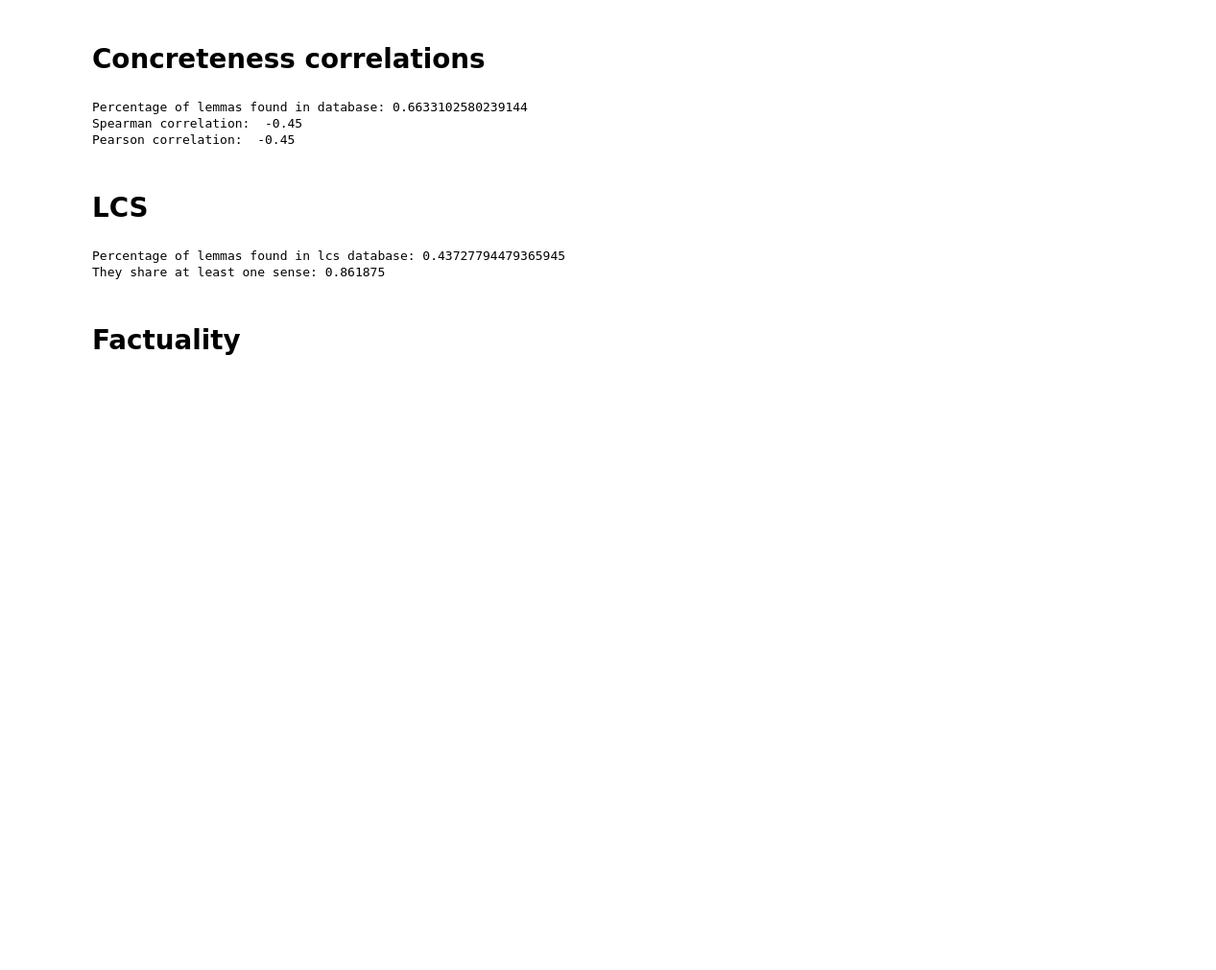
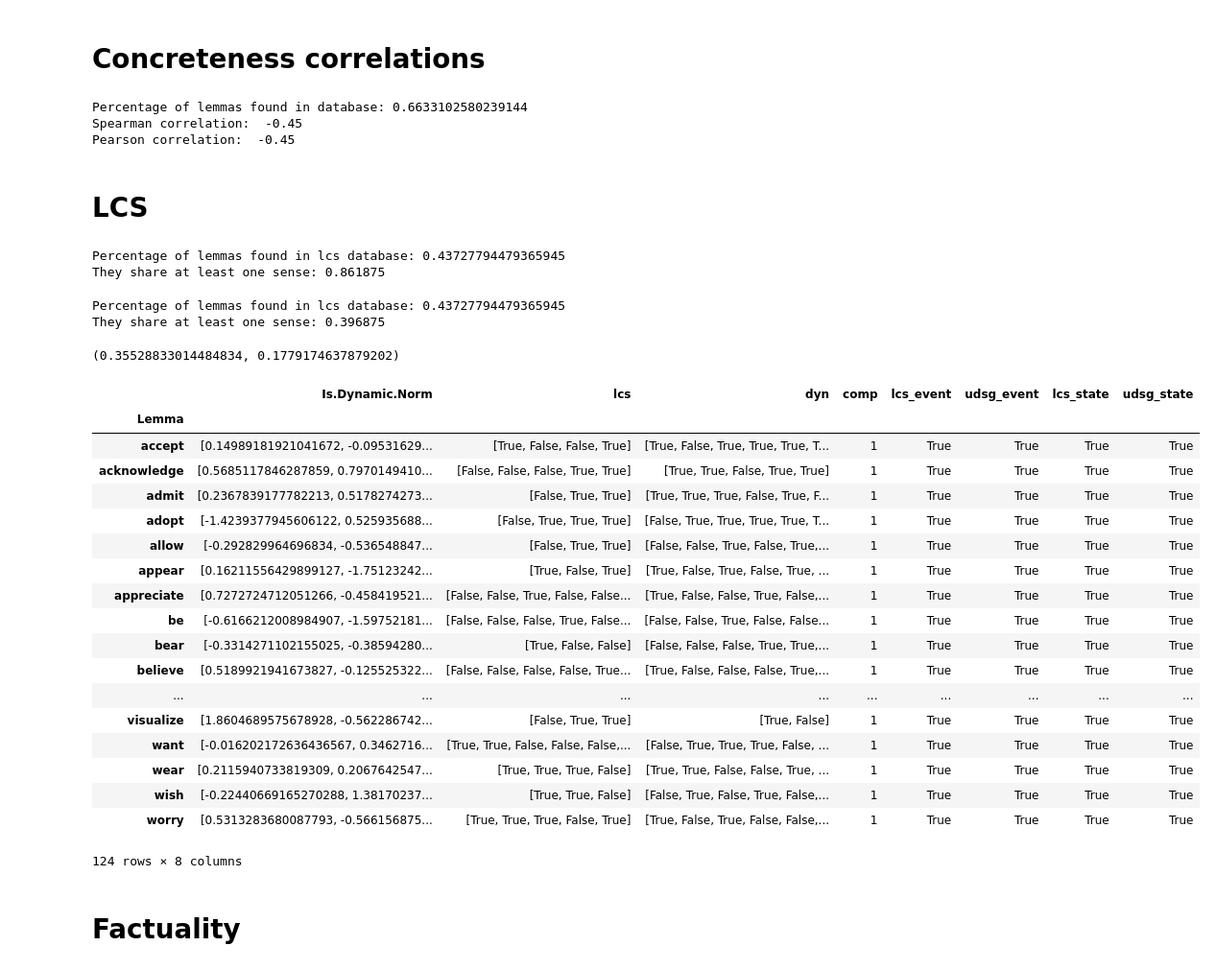
Before and after one commit to mdheller/factslab-python, a Jupyter notebook: bin/genericity_analysis.ipynb, the cells around one changed output. Shown at 96% size. Saved outputs shown, nothing was run; the diff lists cells and outputs as text; code cells hidden in the pictures; blank space fills up the shorter version.

```diff
--- a/bin/genericity_analysis.ipynb
+++ b/bin/genericity_analysis.ipynb
@@ -80,6 +80,48 @@ print("They share at least one sense:", sum(dyn_lcs['comp']) / len(dyn_lcs))
 # %% [output]
 Percentage of lemmas found in lcs database: 0.43727794479365945
 They share at least one sense: 0.861875
+# %%
+dyn_lcs['comp'] = dyn_lcs.apply(lambda x: 1 if set(x['dyn']).issubset(set(x['lcs'])) else 0, axis=1)
+
+print("Percentage of lemmas found in lcs database:", len(dyn_lcs) / num_of_lemmas)
+print("They share at least one sense:", sum(dyn_lcs['comp']) / len(dyn_lcs))
+# %% [output]
+Percentage of lemmas found in lcs database: 0.43727794479365945
+They share at least one sense: 0.396875
+# %%
+from sklearn.metrics import matthews_corrcoef
+
+dyn_lcs['lcs_event'] = dyn_lcs['lcs'].map(lambda x: True in x)
+dyn_lcs['udsg_event'] = dyn_lcs['dyn'].map(lambda x: True in x)
+
+dyn_lcs['lcs_state'] = dyn_lcs['lcs'].map(lambda x: False in x)
+dyn_lcs['udsg_state'] = dyn_lcs['dyn'].map(lambda x: False in x)
+
+(dyn_lcs['lcs_event']==dyn_lcs['udsg_event']).sum()/num_of_lemmas, (dyn_lcs['lcs_state']==dyn_lcs['udsg_state']).sum()/num_of_lemmas
+# %% [output]
+(0.35528833014484834, 0.1779174637879202)
+# %%
+display(dyn_lcs[(dyn_lcs['lcs_event']==True) & (dyn_lcs['udsg_event']==True) & (dyn_lcs['lcs_state']==True) & (dyn_lcs['udsg_state']==True)])
+# %% [output]
+|  | Is.Dynamic.Norm | lcs | dyn | comp | lcs_event | udsg_event | lcs_state | udsg_state |
+| Lemma |  |  |  |  |  |  |  |  |
+| accept | [0.14989181921041672, -0.09531629... | [True, False, False, True] | [True, False, True, True, True, T... | 1 | True | True | True | True |
+| acknowledge | [0.5685117846287859, 0.7970149410... | [False, False, False, True, True] | [True, True, False, True, True] | 1 | True | True | True | True |
+| admit | [0.2367839177782213, 0.5178274273... | [False, True, True] | [True, True, True, False, True, F... | 1 | True | True | True | True |
+| adopt | [-1.4239377945606122, 0.525935688... | [False, True, True, True] | [False, True, True, True, True, T... | 1 | True | True | True | True |
+| allow | [-0.292829964696834, -0.536548847... | [False, True, True] | [False, False, True, False, True,... | 1 | True | True | True | True |
+| appear | [0.16211556429899127, -1.75123242... | [True, False, True] | [True, False, True, False, True, ... | 1 | True | True | True | True |
+| appreciate | [0.7272724712051266, -0.458419521... | [False, False, True, False, False... | [True, False, False, True, False,... | 1 | True | True | True | True |
+| be | [-0.6166212008984907, -1.59752181... | [False, False, False, True, False... | [False, False, True, False, False... | 1 | True | True | True | True |
+| bear | [-0.3314271102155025, -0.38594280... | [True, False, False] | [False, False, False, True, True,... | 1 | True | True | True | True |
+| believe | [0.5189921941673827, -0.125525322... | [False, False, False, False, True... | [True, False, False, False, True,... | 1 | True | True | True | True |
+| ... | ... | ... | ... | ... | ... | ... | ... | ... |
+| visualize | [1.8604689575678928, -0.562286742... | [False, True, True] | [True, False] | 1 | True | True | True | True |
+| want | [-0.016202172636436567, 0.3462716... | [True, True, False, False, False,... | [False, True, True, True, False, ... | 1 | True | True | True | True |
+| wear | [0.2115940733819309, 0.2067642547... | [True, True, True, False] | [True, True, False, False, True, ... | 1 | True | True | True | True |
+| wish | [-0.22440669165270288, 1.38170237... | [True, True, False] | [False, True, False, True, False,... | 1 | True | True | True | True |
+| worry | [0.5313283680087793, -0.566156875... | [True, True, True, False, True] | [True, False, True, False, False,... | 1 | True | True | True | True |
+124 rows × 8 columns
 # %% [markdown]
 # Factuality
 # %%
```
Also changed, not shown: parts of 16 cells of this notebook.
